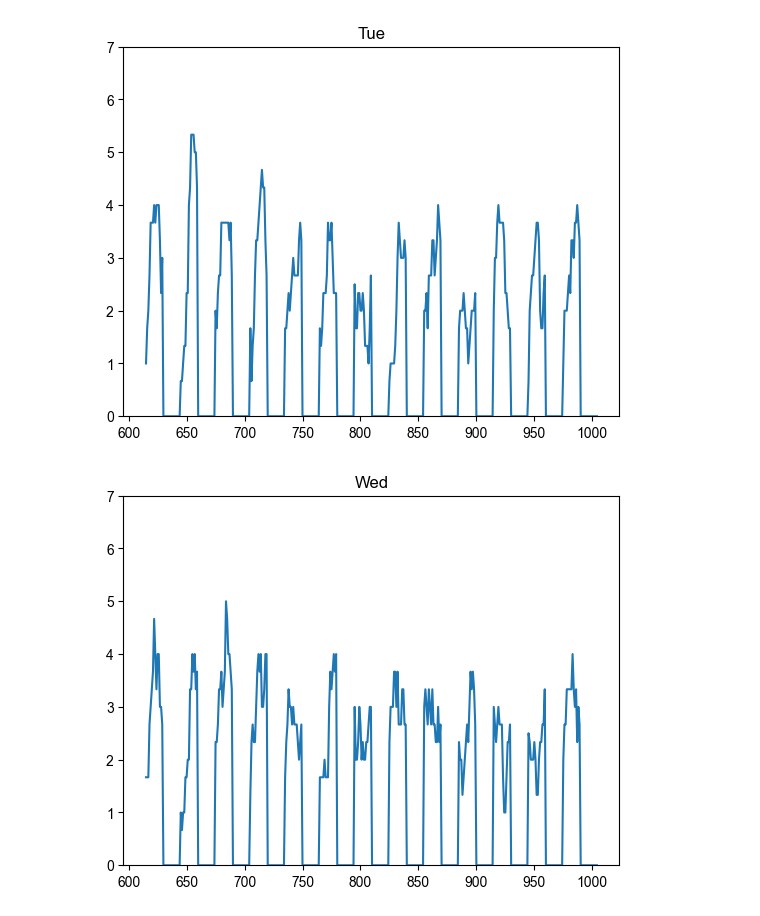
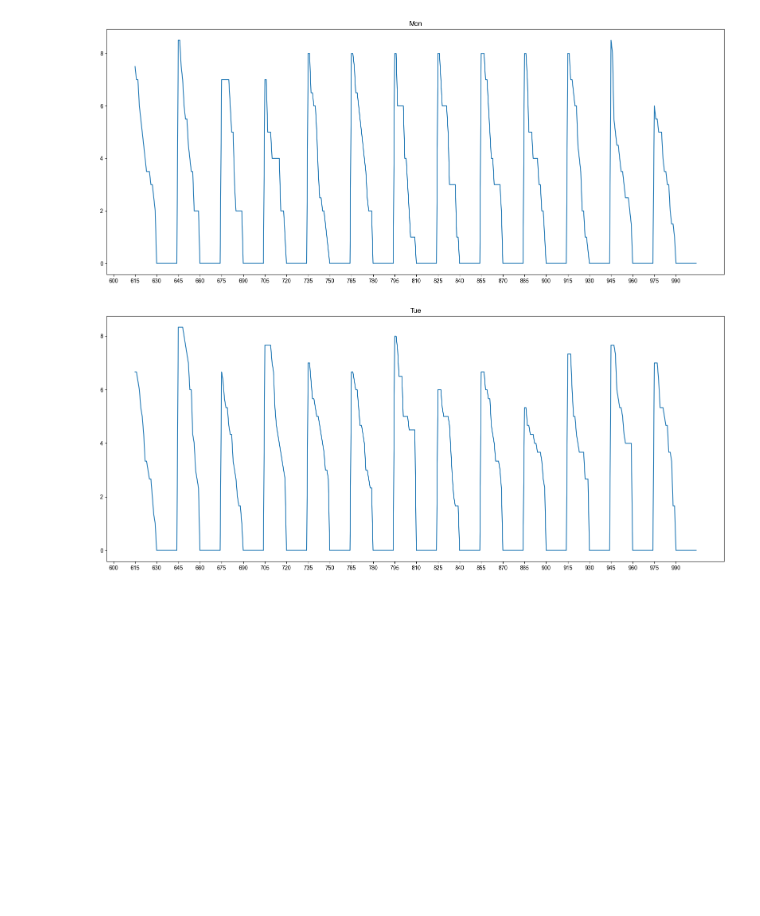
Before and after one commit to sim2han/2024-secretpattern, a Jupyter notebook: jupyter.ipynb, the cells around one changed output. Cells and saved outputs as stored; diff of their text form; code cells hidden in the pictures; blank space fills up the shorter version.

Commit message:
change messure and redraw graphes

```diff
--- a/jupyter.ipynb
+++ b/jupyter.ipynb
@@ -175,8 +170,9 @@ import matplotlib.pyplot as plt
 def get_available_bus(date: int, time: int) -> int:
     answer = 0
     data = timestamp[date]
+
     for bus_time in data:
-        if abs(bus_time - time) <= 4:
+        if time + 2 <= bus_time and bus_time <= time - (time % 15) + 30 - 7:
             answer += 1
     return answer
 
@@ -202,38 +198,41 @@ def mask_unused_date(date: int, time: int) -> bool:
         return True
     else:
         for m in mask:
-            if date == m[0] and m[1] <= time and time <= m[1]:
+            if date == m[0] and (m[1] <= time and time <= m[1] + 15):
                 return True
     return False
 # %%
-title = ["Tue", "Wed", "Thu", "Fri", "Mon"]
-day_of_week = [[416, 423, 430],
+title = ["Mon", "Tue", "Wed", "Thu", "Fri"]
+day_of_week = [
+        [422, 429],
+        [416, 423, 430],
         [417, 424, 501],
         [418, 425],
         [419, 426, 503],
-        [422, 429]]
+        ]
 
 plt.rc('font', family="Arial")
 
 for idx in range(0, 5):
     days = day_of_week[idx]
     x = [*range(615, 1005)]
     y = 390 * [0]
     for time in range(615, 1005, 30):
         for i in range(0, 15):
             count = 0
             value = 0
             for day in days:
                 if not mask_unused_date(day, time + i):
                     value += get_available_bus(day, time + i)
                     count += 1
-            #x.append(time + i)
-            #y.append(value / count)
             y[time + i - 615] = value / count
+
+    plt.figure(figsize=(20, 8))
     plt.plot(x, y)
-    plt.ylim((0, 7))
+    plt.xticks(range(600, 1005, 15))
+    #plt.ylim((0, 7))
     plt.title(title[idx])
     plt.show()
 # %% [output]
-[figure, old version]
+[figure, new version]
-[figure, old version]
+[figure, new version]
```
Also changed, not shown: parts of 5 cells of this notebook, 23 other files.
